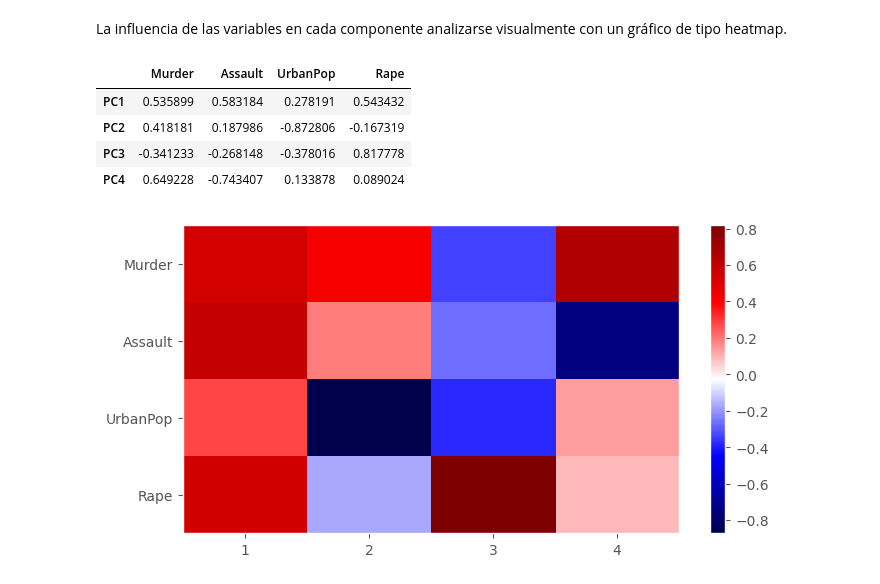
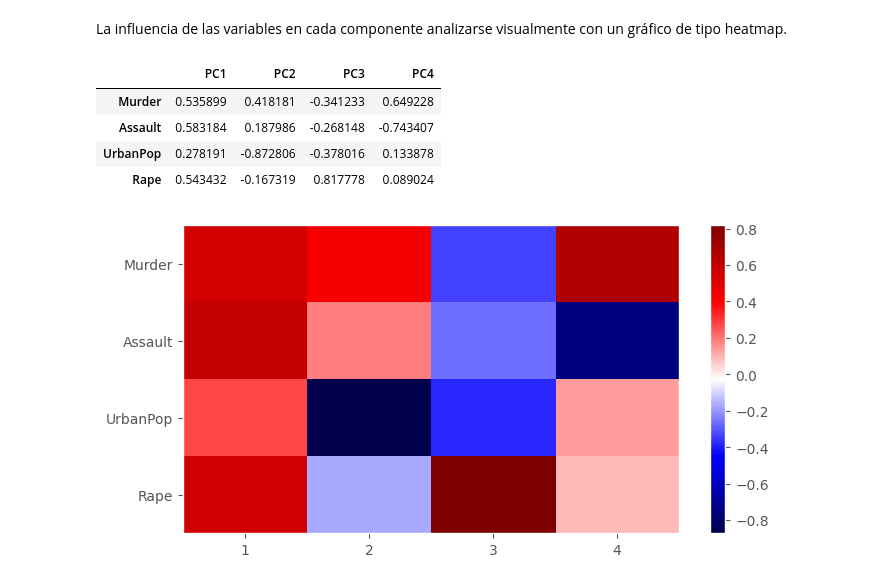
Before and after one commit to Mlcruz9/DS_TheBridgeBBK_SBIL2023, a Jupyter notebook: 3-Machine_Learning/2-No_Supervisado/2-PCA/Teoria/1_PCA_USArrest.ipynb, the cells around one changed output. Drawn from its saved outputs; the diff is of its cells as text; code cells hidden in the pictures.

```diff
--- a/3-Machine_Learning/2-No_Supervisado/2-PCA/Teoria/1_PCA_USArrest.ipynb
+++ b/3-Machine_Learning/2-No_Supervisado/2-PCA/Teoria/1_PCA_USArrest.ipynb
@@ -145,15 +151,15 @@ La influencia de las variables en cada componente analizarse visualmente con un
 # %%
 pd.DataFrame(
     data = modelo_pca.components_,
     columns = datos.columns,
     index = ['PC1', 'PC2', 'PC3', 'PC4']
-)
+).T
 # %% [output]
-|  | Murder | Assault | UrbanPop | Rape |
-| PC1 | 0.535899 | 0.583184 | 0.278191 | 0.543432 |
-| PC2 | 0.418181 | 0.187986 | -0.872806 | -0.167319 |
-| PC3 | -0.341233 | -0.268148 | -0.378016 | 0.817778 |
-| PC4 | 0.649228 | -0.743407 | 0.133878 | 0.089024 |
+|  | PC1 | PC2 | PC3 | PC4 |
+| Murder | 0.535899 | 0.418181 | -0.341233 | 0.649228 |
+| Assault | 0.583184 | 0.187986 | -0.268148 | -0.743407 |
+| UrbanPop | 0.278191 | -0.872806 | -0.378016 | 0.133878 |
+| Rape | 0.543432 | -0.167319 | 0.817778 | 0.089024 |
 # %%
 # Heatmap componentes
 # ==============================================================================
```
Also changed, not shown: parts of 6 cells of this notebook, 29 other files.
